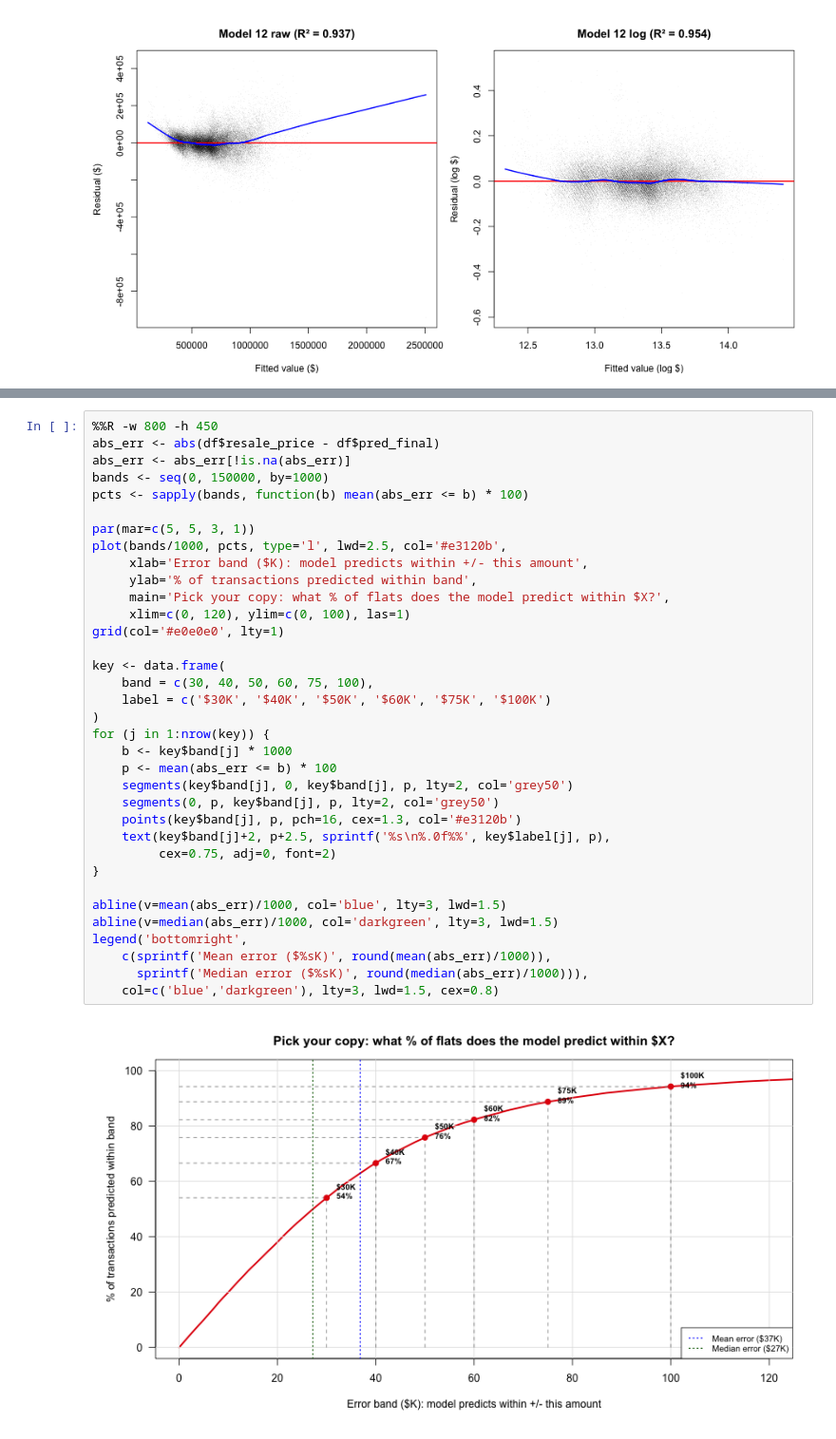
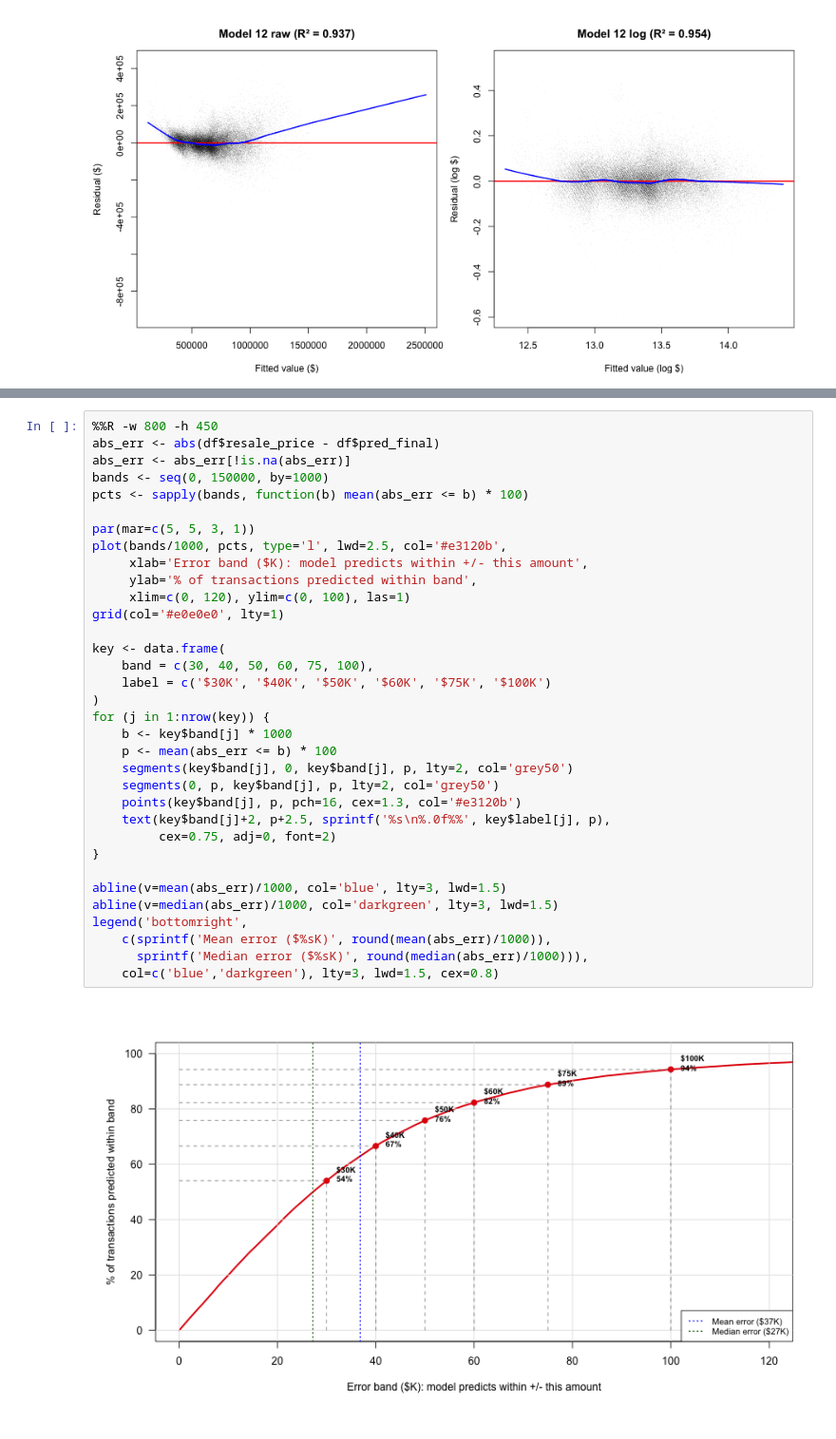
Before and after one commit to wongpeiting/hdb-regression, a Jupyter notebook: 14-revised-final-model.ipynb, the cells around one changed output, grey strips where cells are left out. Shown at 95% size. Drawn from its saved outputs; the diff is of its cells as text.

```diff
--- a/14-revised-final-model.ipynb
+++ b/14-revised-final-model.ipynb
@@ -1270,32 +1239,31 @@ bands <- seq(0, 150000, by=1000)
 pcts <- sapply(bands, function(b) mean(abs_err <= b) * 100)
 
 par(mar=c(5, 5, 3, 1))
 plot(bands/1000, pcts, type='l', lwd=2.5, col='#e3120b',
      xlab='Error band ($K): model predicts within +/- this amount',
      ylab='% of transactions predicted within band',
-     main='Pick your copy: what % of flats does the model predict within $X?',
      xlim=c(0, 120), ylim=c(0, 100), las=1)
 grid(col='#e0e0e0', lty=1)
 
 key <- data.frame(
     band = c(30, 40, 50, 60, 75, 100),
     label = c('$30K', '$40K', '$50K', '$60K', '$75K', '$100K')
 )
 for (j in 1:nrow(key)) {
     b <- key$band[j] * 1000
     p <- mean(abs_err <= b) * 100
     segments(key$band[j], 0, key$band[j], p, lty=2, col='grey50')
     segments(0, p, key$band[j], p, lty=2, col='grey50')
     points(key$band[j], p, pch=16, cex=1.3, col='#e3120b')
     text(key$band[j]+2, p+2.5, sprintf('%s\n%.0f%%', key$label[j], p),
          cex=0.75, adj=0, font=2)
 }
 
 abline(v=mean(abs_err)/1000, col='blue', lty=3, lwd=1.5)
 abline(v=median(abs_err)/1000, col='darkgreen', lty=3, lwd=1.5)
 legend('bottomright',
     c(sprintf('Mean error ($%sK)', round(mean(abs_err)/1000)),
       sprintf('Median error ($%sK)', round(median(abs_err)/1000))),
     col=c('blue','darkgreen'), lty=3, lwd=1.5, cex=0.8)
 # %% [output]
-[figure, old version]
+[figure, new version]
```
Also changed, not shown: parts of 4 cells of this notebook.
